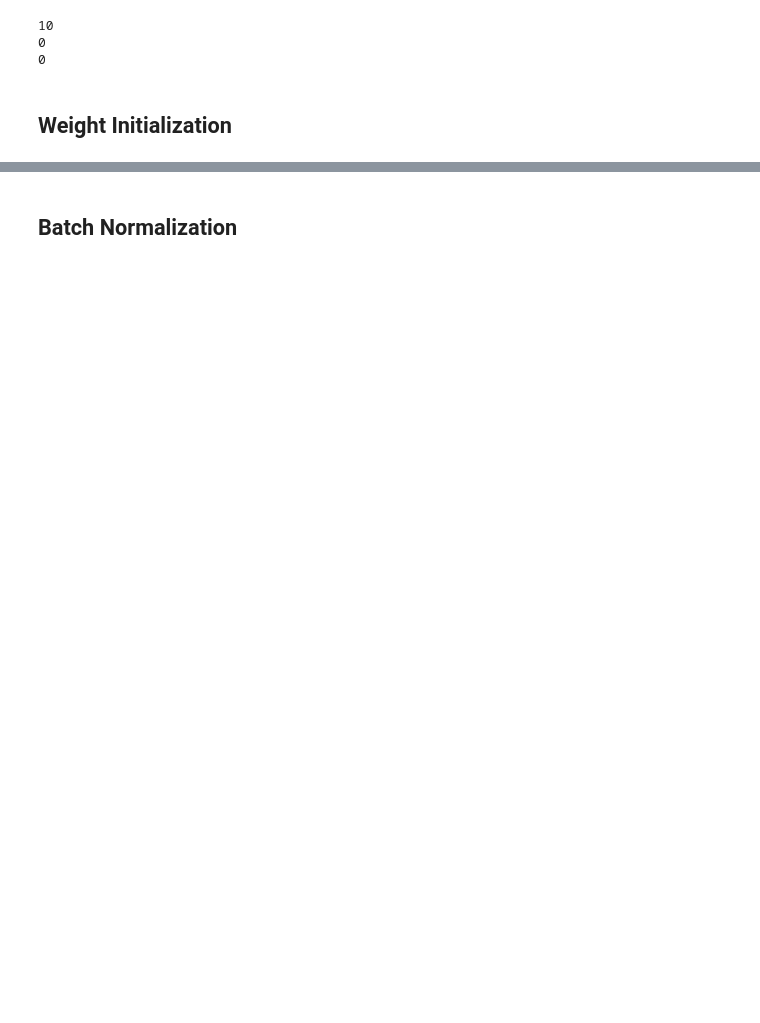
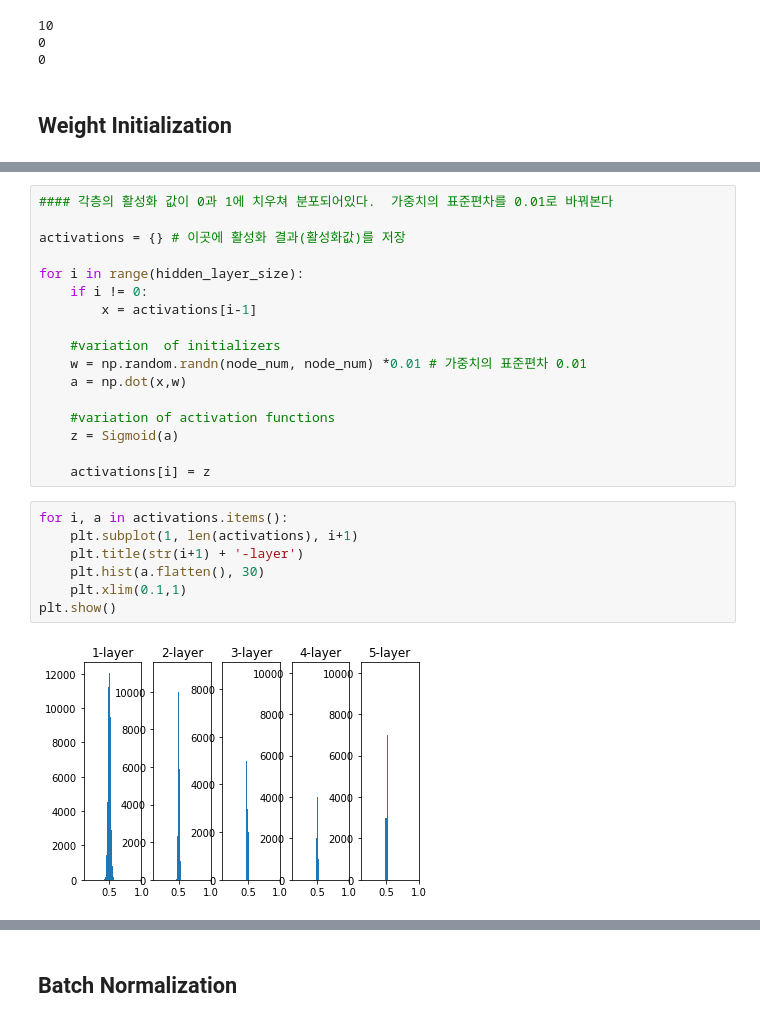
Before and after one commit to bernard-choi/CS231n, a Jupyter notebook: Chapter6_Training_NN_1/Training_NN_1.ipynb, the cells around one changed output, grey strips where cells are left out. Drawn from its saved outputs; the diff is of its cells as text; blank space fills up the shorter version.

```diff
--- a/Chapter6_Training_NN_1/Training_NN_1.ipynb
+++ b/Chapter6_Training_NN_1/Training_NN_1.ipynb
@@ -160,0 +188,26 @@ print(relu_layer3.backward(1)) #  0 0보다 작은 구간에서 graident가 죽
+# %%
+#### 각층의 활성화 값이 0과 1에 치우쳐 분포되어있다.  가중치의 표준편차를 0.01로 바꿔본다
+
+activations = {} # 이곳에 활성화 결과(활성화값)를 저장
+
+for i in range(hidden_layer_size):
+    if i != 0:
+        x = activations[i-1]
+
+    #variation  of initializers
+    w = np.random.randn(node_num, node_num) *0.01 # 가중치의 표준편차 0.01
+    a = np.dot(x,w)
+
+    #variation of activation functions
+    z = Sigmoid(a)
+
+    activations[i] = z
+# %%
+for i, a in activations.items():
+    plt.subplot(1, len(activations), i+1)
+    plt.title(str(i+1) + '-layer')
+    plt.hist(a.flatten(), 30)
+    plt.xlim(0.1,1)
+plt.show()
+# %% [output]
+[figure, added]
```
Also changed, not shown: parts of 9 cells of this notebook.
